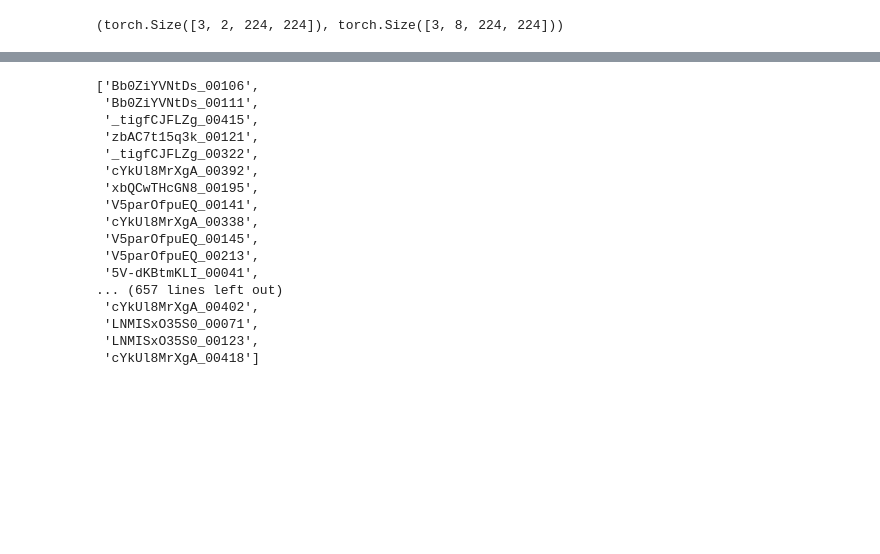
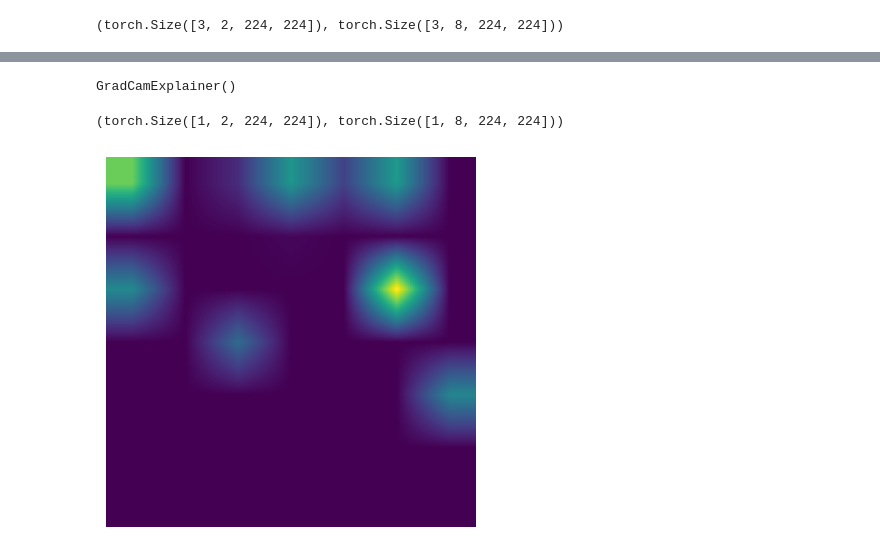
Before and after one commit to sirTomasson/diveslowlearnfast, a Jupyter notebook: notebooks/eval/run33/Notebook.ipynb, the cells around one changed output, grey strips where cells are left out. Drawn from its saved outputs; the diff is of its cells as text; code cells hidden in the pictures; blank space fills up the shorter version.

```diff
--- a/notebooks/eval/run33/Notebook.ipynb
+++ b/notebooks/eval/run33/Notebook.ipynb
@@ -236,22 +243,21 @@ save_path
 # %%
 create_gif(fast_map, save_path)
-# %%
-stats.execute_query('SELECT DISTINCT(video_id) FROM stats WHERE epoch > 185 AND split = "train" AND run_id = ?', run_id, extractor=get_column(0))
-# %% [output]
-['Bb0ZiYVNtDs_00106',
- 'Bb0ZiYVNtDs_00111',
- '_tigfCJFLZg_00415',
- 'zbAC7t15q3k_00121',
- '_tigfCJFLZg_00322',
- 'cYkUl8MrXgA_00392',
- 'xbQCwTHcGN8_00195',
- 'V5parOfpuEQ_00141',
- 'cYkUl8MrXgA_00338',
- 'V5parOfpuEQ_00145',
- 'V5parOfpuEQ_00213',
- '5V-dKBtmKLI_00041',
-... (657 lines left out)
- 'cYkUl8MrXgA_00402',
- 'LNMISxO35S0_00071',
- 'LNMISxO35S0_00123',
- 'cYkUl8MrXgA_00418']
+# %%
+cfg.EGL.METHOD = 'gradcam'
+explainer = ExplainerStrategy.get_explainer(model, cfg, device=torch.device('cpu'))
+explainer
+# %% [output]
+GradCamExplainer()
+# %%
+localisation_maps, _ = explainer(inputs, yb)
+
+slow_map = localisation_maps[0][0]
+fast_map = localisation_maps[1][0]
+
+slow_map.shape, fast_map.shape
+# %% [output]
+(torch.Size([1, 2, 224, 224]), torch.Size([1, 8, 224, 224]))
+# %%
+dlf.frameshow(slow_map, frame_idx=0)
+# %% [output]
+[figure, added]
```
Also changed, not shown: parts of 24 cells of this notebook, 3 other files.
